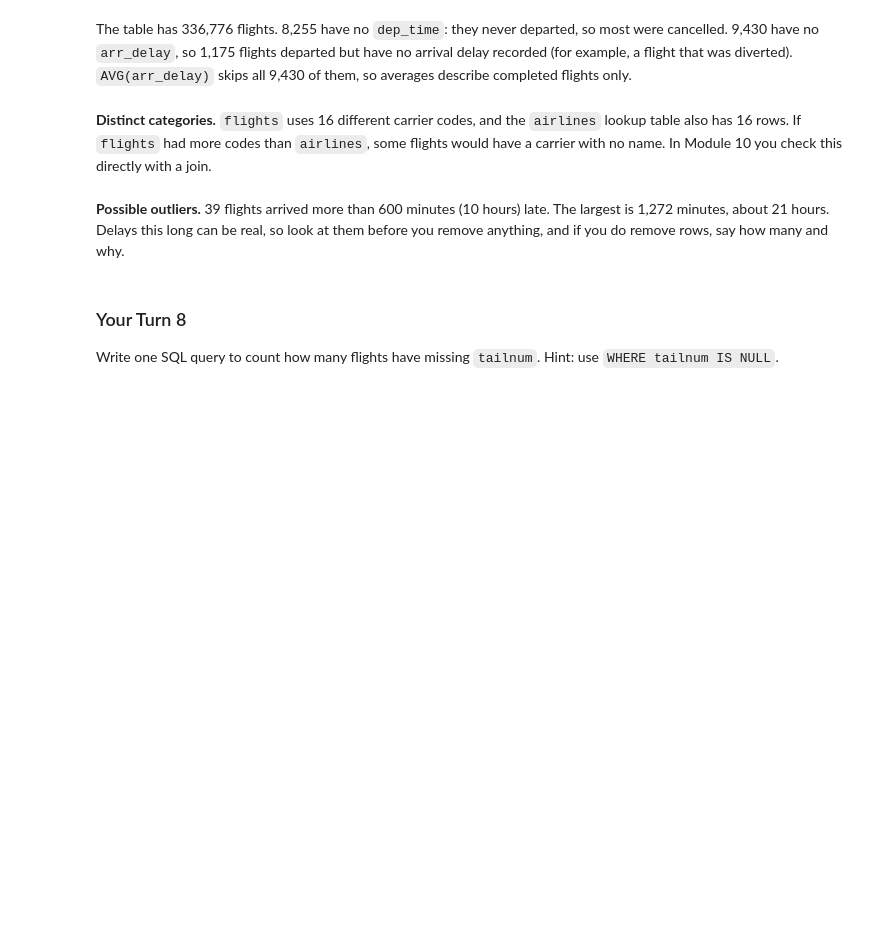
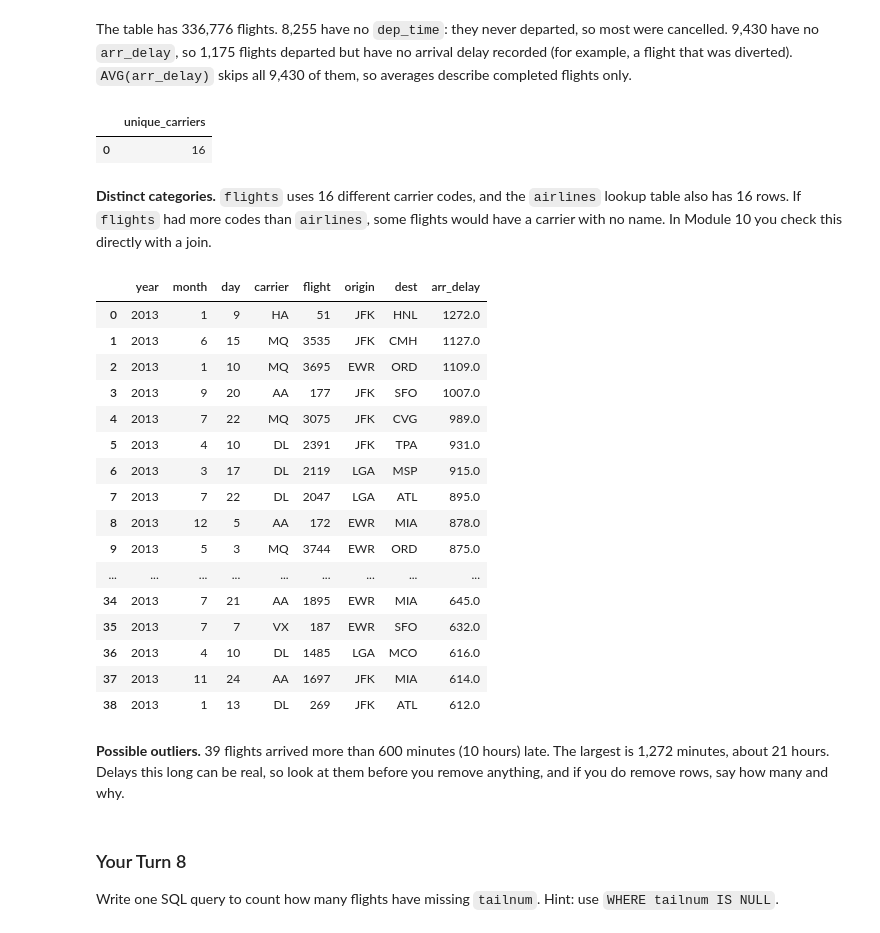
Before and after one commit to ovallemark/ban6003-week-09-10-ovalle, a Jupyter notebook: notebooks/module9_neon_sql_fundamentals_guided_lab.ipynb, the cells around one changed output. Cells and saved outputs as stored; diff of their text form; code cells hidden in the pictures; blank space fills up the shorter version.

```diff
--- a/notebooks/module9_neon_sql_fundamentals_guided_lab.ipynb
+++ b/notebooks/module9_neon_sql_fundamentals_guided_lab.ipynb
@@ -422,22 +837,68 @@ run_query(query, engine)
 The table has 336,776 flights. 8,255 have no `dep_time`: they never departed, so most were cancelled. 9,430 have no `arr_delay`, so 1,175 flights departed but have no arrival delay recorded (for example, a flight that was diverted). `AVG(arr_delay)` skips all 9,430 of them, so averages describe completed flights only.
 # %%
 query = """
-SELECT COUNT(DISTINCT carrier) AS unique_carriers
+SELECT
+    COUNT(DISTINCT carrier) AS unique_carriers
 FROM flights;
 """
 
 run_query(query, engine)
+
+#query = """
+#SELECT COUNT(DISTINCT carrier) AS unique_carriers
+#FROM flights;
+#"""
+
+#run_query(query, engine)
+# %% [output]
+|  | unique_carriers |
+| 0 | 16 |
 # %% [markdown]
 **Distinct categories.** `flights` uses 16 different carrier codes, and the `airlines` lookup table also has 16 rows. If `flights` had more codes than `airlines`, some flights would have a carrier with no name. In Module 10 you check this directly with a join.
 # %%
 query = """
-SELECT year, month, day, carrier, flight, origin, dest, arr_delay
+SELECT
+    year,
+    month,
+    day,
+    carrier,
+    flight,
+    origin,
+    dest,
+    arr_delay
 FROM flights
 WHERE arr_delay > 600
 ORDER BY arr_delay DESC;
 """
 
 run_query(query, engine)
+
+#query = """
+#SELECT year, month, day, carrier, flight, origin, dest, arr_delay
+#FROM flights
+#WHERE arr_delay > 600
+#ORDER BY arr_delay DESC;
+#"""
+
+#run_query(query, engine)
+# %% [output]
+|  | year | month | day | carrier | flight | origin | dest | arr_delay |
+| 0 | 2013 | 1 | 9 | HA | 51 | JFK | HNL | 1272.0 |
+| 1 | 2013 | 6 | 15 | MQ | 3535 | JFK | CMH | 1127.0 |
+| 2 | 2013 | 1 | 10 | MQ | 3695 | EWR | ORD | 1109.0 |
+| 3 | 2013 | 9 | 20 | AA | 177 | JFK | SFO | 1007.0 |
+| 4 | 2013 | 7 | 22 | MQ | 3075 | JFK | CVG | 989.0 |
+| 5 | 2013 | 4 | 10 | DL | 2391 | JFK | TPA | 931.0 |
+| 6 | 2013 | 3 | 17 | DL | 2119 | LGA | MSP | 915.0 |
+| 7 | 2013 | 7 | 22 | DL | 2047 | LGA | ATL | 895.0 |
+| 8 | 2013 | 12 | 5 | AA | 172 | EWR | MIA | 878.0 |
+| 9 | 2013 | 5 | 3 | MQ | 3744 | EWR | ORD | 875.0 |
+| ... | ... | ... | ... | ... | ... | ... | ... | ... |
+| 34 | 2013 | 7 | 21 | AA | 1895 | EWR | MIA | 645.0 |
+| 35 | 2013 | 7 | 7 | VX | 187 | EWR | SFO | 632.0 |
+| 36 | 2013 | 4 | 10 | DL | 1485 | LGA | MCO | 616.0 |
+| 37 | 2013 | 11 | 24 | AA | 1697 | JFK | MIA | 614.0 |
+| 38 | 2013 | 1 | 13 | DL | 269 | JFK | ATL | 612.0 |
 # %% [markdown]
 **Possible outliers.** 39 flights arrived more than 600 minutes (10 hours) late. The largest is 1,272 minutes, about 21 hours. Delays this long can be real, so look at them before you remove anything, and if you do remove rows, say how many and why.
 # %% [markdown]
```
Also changed, not shown: parts of 38 cells of this notebook, 2 other files.
